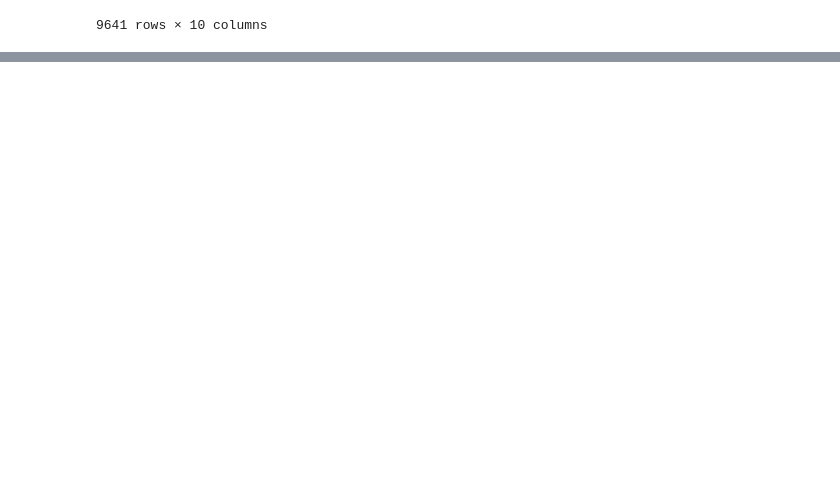
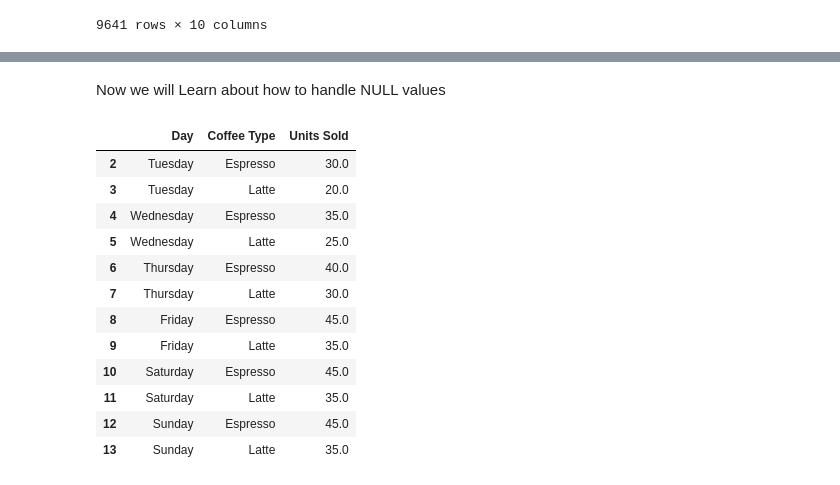
Before and after one commit to anshdev44/Gen-AI, a Jupyter notebook: pandas/filtering-data.ipynb, the cells around one changed output, grey strips where cells are left out. Saved outputs shown, nothing was run; the diff lists cells and outputs as text; code cells hidden in the pictures; blank space fills up the shorter version.

```diff
--- a/pandas/filtering-data.ipynb
+++ b/pandas/filtering-data.ipynb
@@ -64,0 +181,31 @@ display(coffee)
+# %% [markdown]
+Now we will Learn about how to handle NULL values
+# %%
+coffee=pd.read_csv('./warmup-data/coffee.csv')
+#replacing some values with nan
+coffee.loc[[0,1],"Units Sold"]=np.nan
+new_coffee=coffee.fillna(coffee['Units Sold'].mean())
+# display(new_coffee)
+
+#fills the estimated value if nan is between any two null values
+coffee['Units Sold']=coffee['Units Sold'].interpolate()
+
+# Drop rows where 'Units Sold' is missing
+coffee.dropna(subset=["Units Sold"], inplace=True)
+# subset=["Units Sold"] -> Check NaN only in this column
+# inplace=True -> Modify the original DataFrame
+coffee
+# %% [output]
+|  | Day | Coffee Type | Units Sold |
+| 2 | Tuesday | Espresso | 30.0 |
+| 3 | Tuesday | Latte | 20.0 |
+| 4 | Wednesday | Espresso | 35.0 |
+| 5 | Wednesday | Latte | 25.0 |
+| 6 | Thursday | Espresso | 40.0 |
+| 7 | Thursday | Latte | 30.0 |
+| 8 | Friday | Espresso | 45.0 |
+| 9 | Friday | Latte | 35.0 |
+| 10 | Saturday | Espresso | 45.0 |
+| 11 | Saturday | Latte | 35.0 |
+| 12 | Sunday | Espresso | 45.0 |
+| 13 | Sunday | Latte | 35.0 |
```
Also changed, not shown: parts of 7 cells of this notebook, 1 other file.
